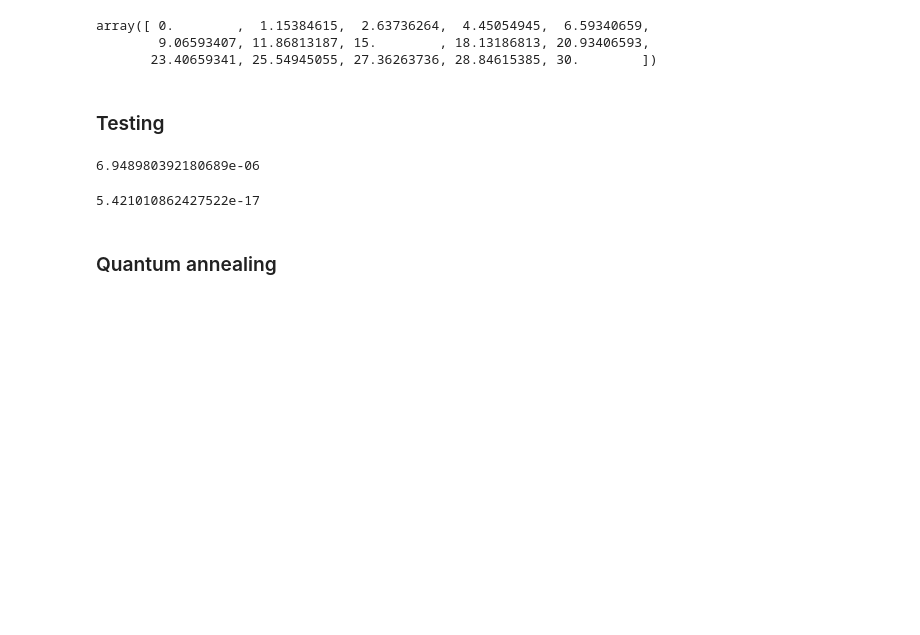
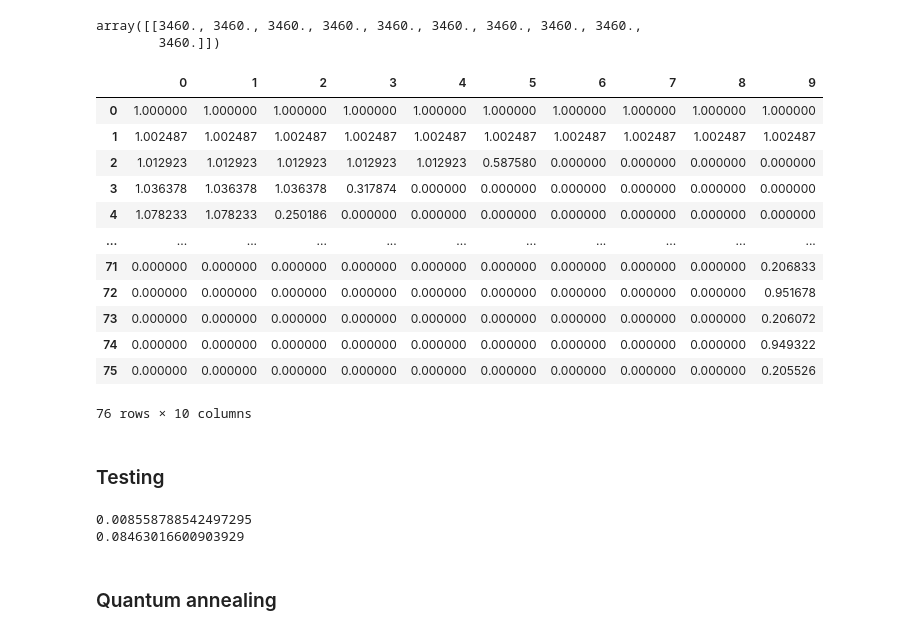
Before and after one commit to x-repos/traveltime-inversion-annealing, a Jupyter notebook: borehole30x10-linear copy 2.ipynb, the cells around one changed output. Cells and saved outputs as stored; diff of their text form; code cells hidden in the pictures; blank space fills up the shorter version.

```diff
--- a/borehole30x10-linear copy 2.ipynb
+++ b/borehole30x10-linear copy 2.ipynb
@@ -233,23 +237,7 @@ array([ 0.1       ,  1.66842105,  3.23684211,  4.80526316,  6.37368421,
-# %%
-def device_location(n,rows):
-    n2 = int(np.ceil(n/2))
-    rows2 = rows/2
-    x = np.array([x for x in range(n2)])
-    y = np.array([(i+3)**2 for i in x])
-    z = (y - y[0]) * rows2 / (y[-1] - y[0])
-    z_reversed_steps = rows2 + (rows2 - z[::-1])
-    z_combined = np.concatenate((z, z_reversed_steps[1:]))
-    return z_combined
-z = device_location(n=15, rows=rows)
-z
-# %% [output]
-array([ 0.        ,  1.15384615,  2.63736264,  4.45054945,  6.59340659,
-        9.06593407, 11.86813187, 15.        , 18.13186813, 20.93406593,
-       23.40659341, 25.54945055, 27.36263736, 28.84615385, 30.        ])
 # %%
 D = []
 T = []
-s1 = 1/velocity_model
+s1 = 1/velocity_01
 
 nreceiver = len(receivers)
 nsource = len(sources)
@@ -262,19 +250,43 @@ D = np.array(D)
 Df = pd.DataFrame(D)
 s1 = s1.flatten()
 Df;
+# %%
+velocity_01
+# %% [output]
+array([[3460., 3460., 3460., 3460., 3460., 3460., 3460., 3460., 3460.,
+        3460.]])
+# %%
+T = np.array(T)
+indices_of_zero_np = np.where(T == 0)[0]
+T_new = np.delete(T, indices_of_zero_np, axis=0)
+D_new = np.delete(D, indices_of_zero_np, axis=0)
+Df = pd.DataFrame(D_new)
+Df
+# %% [output]
+|  | 0 | 1 | 2 | 3 | 4 | 5 | 6 | 7 | 8 | 9 |
+| 0 | 1.000000 | 1.000000 | 1.000000 | 1.000000 | 1.000000 | 1.000000 | 1.000000 | 1.000000 | 1.000000 | 1.000000 |
+| 1 | 1.002487 | 1.002487 | 1.002487 | 1.002487 | 1.002487 | 1.002487 | 1.002487 | 1.002487 | 1.002487 | 1.002487 |
+| 2 | 1.012923 | 1.012923 | 1.012923 | 1.012923 | 1.012923 | 0.587580 | 0.000000 | 0.000000 | 0.000000 | 0.000000 |
+| 3 | 1.036378 | 1.036378 | 1.036378 | 0.317874 | 0.000000 | 0.000000 | 0.000000 | 0.000000 | 0.000000 | 0.000000 |
+| 4 | 1.078233 | 1.078233 | 0.250186 | 0.000000 | 0.000000 | 0.000000 | 0.000000 | 0.000000 | 0.000000 | 0.000000 |
+| ... | ... | ... | ... | ... | ... | ... | ... | ... | ... | ... |
+| 71 | 0.000000 | 0.000000 | 0.000000 | 0.000000 | 0.000000 | 0.000000 | 0.000000 | 0.000000 | 0.000000 | 0.206833 |
+| 72 | 0.000000 | 0.000000 | 0.000000 | 0.000000 | 0.000000 | 0.000000 | 0.000000 | 0.000000 | 0.000000 | 0.951678 |
+| 73 | 0.000000 | 0.000000 | 0.000000 | 0.000000 | 0.000000 | 0.000000 | 0.000000 | 0.000000 | 0.000000 | 0.206072 |
+| 74 | 0.000000 | 0.000000 | 0.000000 | 0.000000 | 0.000000 | 0.000000 | 0.000000 | 0.000000 | 0.000000 | 0.949322 |
+| 75 | 0.000000 | 0.000000 | 0.000000 | 0.000000 | 0.000000 | 0.000000 | 0.000000 | 0.000000 | 0.000000 | 0.205526 |
+76 rows × 10 columns
 # %% [markdown]
 ### Testing
 # %%
-s, residuals, rank, s_val = np.linalg.lstsq(D, T, rcond=None)
+s, residuals, rank, s_val = np.linalg.lstsq(D_new, T_new, rcond=None)
 v_inversion = s**-1
-v_inversion.reshape(rows,cols)
-np.max(abs(s-s1.flatten()))
+v_inversion=v_inversion.reshape(rows_new,cols_new)
+print(np.max(abs(s-s1.flatten())))
+print(np.max(abs(D_new@(s1.flatten())-D_new@s)))
 # %% [output]
-6.948980392180689e-06
+0.008558788542497295
+0.08463016600903929
-# %%
-np.max(abs(D@(s1.flatten())-D@s))
-# %% [output]
-5.421010862427522e-17
 # %% [markdown]
 ### Quantum annealing
 # %%
```
Also changed, not shown: parts of 7 cells of this notebook, 7 other files.
